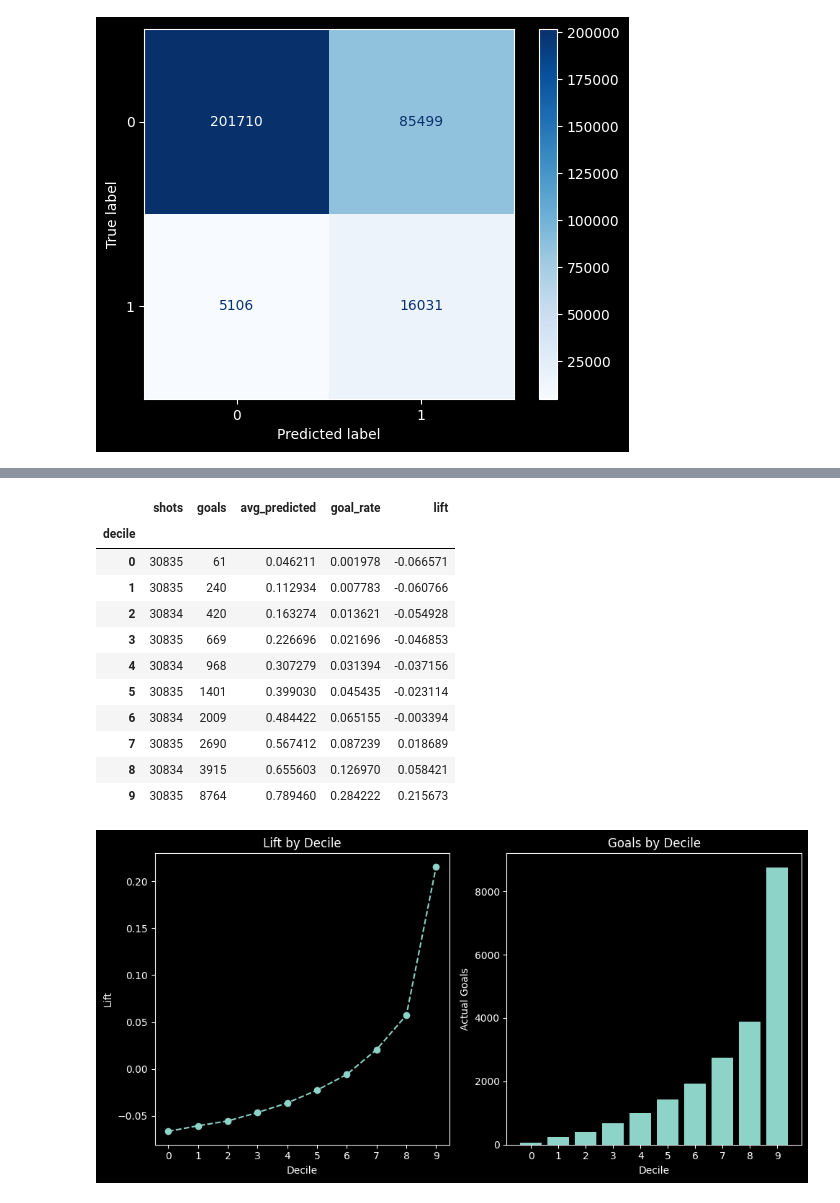
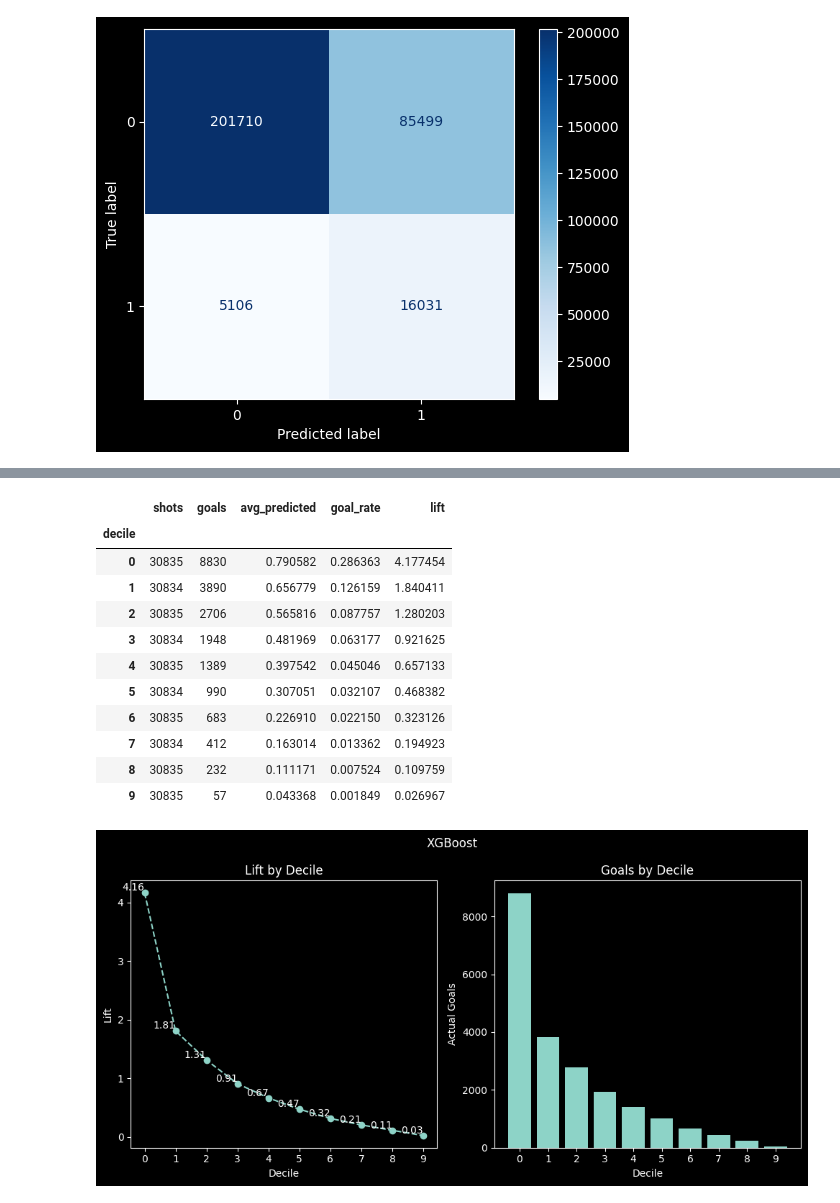
Before and after one commit to chrischoi7/nhl-shots, a Jupyter notebook: Modeling.ipynb, the cells around one changed output, grey strips where cells are left out. Cells and saved outputs as stored; diff of their text form; code cells hidden in the pictures.

```diff
--- a/Modeling.ipynb
+++ b/Modeling.ipynb
@@ -198,7 +198,7 @@ print(xgb.build_info())
 ### Parameter grids
 # %%
 lr_param_grid = {
-    'C': [0.01, 0.1, 1, 10, 100],
+    'C': [0.1, 1, 10],
     'l1_ratio': [0,1]
 }
 
@@ -908,5 +831,6 @@ XG Boost
 # %%
-xgb_model  = xgb.XGBClassifier(n_estimators=1000, random_state=12, tree_method='hist', n_jobs=-1, device='cuda', verbosity=2)
+# Setup XGB Model
+xgb_model  = xgb.XGBClassifier(n_estimators=1000, random_state=12, tree_method='hist', n_jobs=-1, device='cuda', verbosity=0)
 xgboost_param_grid = {
     'eta':[0.01, 0.05, 0.1],
     'max_depth':[3, 5, 7, 9],
@@ -917,3 +846,0 @@ xgb_search = GridSearchCV(xgb_model, xgboost_param_grid, cv=5, scoring='roc_auc'
-# %%
-xgb_search.fit(X_train_2, y_train_2)
-dump(xgb_search, 'xgb_search.joblib')
@@ -967,29 +934,45 @@ Threshold Tuning / Decile Evaluation
 # %%
-def decile_plot(probability, y_test=y_test):
+def decile_plot(probability, plot_title, y_test=y_test):
     df_prob = pd.DataFrame({
-        'goal_probability': probability,
-        'goal_actual': y_test
+    'goal_probability': probability,
+    'goal_actual': y_test
     })
-    df_prob = df_prob.sort_values('goal_probability', ascending=True)
-    df_prob['decile'] = pd.qcut(df_prob['goal_probability'], 10, labels=False, duplicates='drop')
+
+    df_prob['decile'] = pd.qcut(
+        df_prob['goal_probability'],
+        10,
+        labels=False,
+        duplicates='drop'
+    )
+
+    # reverse the labels so 0 = highest probability
+    df_prob['decile'] = df_prob['decile'].max() - df_prob['decile']
+
     deciles = (df_prob.groupby('decile').agg(
-        shots = ('goal_actual', 'count'),
-        goals = ('goal_actual', 'sum'),
-        avg_predicted = ('goal_probability', 'mean')
+        shots=('goal_actual', 'count'),
+        goals=('goal_actual', 'sum'),
+        avg_predicted=('goal_probability', 'mean')
     ))
+
     deciles['goal_rate'] = deciles['goals'] / deciles['shots']
     baseline = df_prob['goal_actual'].mean()
-    deciles['lift'] = deciles['goal_rate'] - baseline
+    deciles['lift'] = deciles['goal_rate'] / baseline
 
+    deciles = deciles.sort_index()
 
+    # Plot lift by decile
     plt.figure(figsize = (10,5))
     plt.subplot(1,2,1)
+
     plt.plot(deciles.index, deciles['lift'], marker='o', linestyle='dashed')
+    for x, y in zip(deciles.index, deciles['lift']):
+        plt.text(x, y, f"{y:.2f}", ha='right', va='bottom')
     plt.xticks(deciles.index)
     plt.xlabel('Decile')
     plt.ylabel('Lift')
     plt.title('Lift by Decile')
 
+    # Plot goals by decile
     plt.subplot(1,2,2)
     plt.bar(deciles.index, deciles['goals'])
     plt.xticks(deciles.index)
@@ -997,6 +980,7 @@ def decile_plot(probability, y_test=y_test):
     plt.ylabel('Actual Goals')
     plt.title('Goals by Decile')
 
+    plt.suptitle(plot_title)
     plt.tight_layout()
     plt.show()
     return deciles
@@ -1007,20 +991,20 @@ NameError: name 'decile_plot' is not defined
 # %%
-light_deciles.head(10)
+light_deciles.sort_values('goals', ascending=False).head(10)
 # %% [output]
 |  | shots | goals | avg_predicted | goal_rate | lift |
 | decile |  |  |  |  |  |
-| 0 | 30835 | 61 | 0.046211 | 0.001978 | -0.066571 |
-| 1 | 30835 | 240 | 0.112934 | 0.007783 | -0.060766 |
-| 2 | 30834 | 420 | 0.163274 | 0.013621 | -0.054928 |
-| 3 | 30835 | 669 | 0.226696 | 0.021696 | -0.046853 |
-| 4 | 30834 | 968 | 0.307279 | 0.031394 | -0.037156 |
-| 5 | 30835 | 1401 | 0.399030 | 0.045435 | -0.023114 |
-| 6 | 30834 | 2009 | 0.484422 | 0.065155 | -0.003394 |
-| 7 | 30835 | 2690 | 0.567412 | 0.087239 | 0.018689 |
-| 8 | 30834 | 3915 | 0.655603 | 0.126970 | 0.058421 |
-| 9 | 30835 | 8764 | 0.789460 | 0.284222 | 0.215673 |
+| 0 | 30835 | 8830 | 0.790582 | 0.286363 | 4.177454 |
+| 1 | 30834 | 3890 | 0.656779 | 0.126159 | 1.840411 |
+| 2 | 30835 | 2706 | 0.565816 | 0.087757 | 1.280203 |
+| 3 | 30834 | 1948 | 0.481969 | 0.063177 | 0.921625 |
+| 4 | 30835 | 1389 | 0.397542 | 0.045046 | 0.657133 |
+| 5 | 30834 | 990 | 0.307051 | 0.032107 | 0.468382 |
+| 6 | 30835 | 683 | 0.226910 | 0.022150 | 0.323126 |
+| 7 | 30834 | 412 | 0.163014 | 0.013362 | 0.194923 |
+| 8 | 30835 | 232 | 0.111171 | 0.007524 | 0.109759 |
+| 9 | 30835 | 57 | 0.043368 | 0.001849 | 0.026967 |
 # %%
-xgb_deciles = decile_plot(xgb_proba)
+xgb_deciles = decile_plot(xgb_proba, 'XGBoost')
 # %% [output]
-[figure, old version]
+[figure, new version]
 # %%
```
Also changed, not shown: parts of 71 cells of this notebook.
